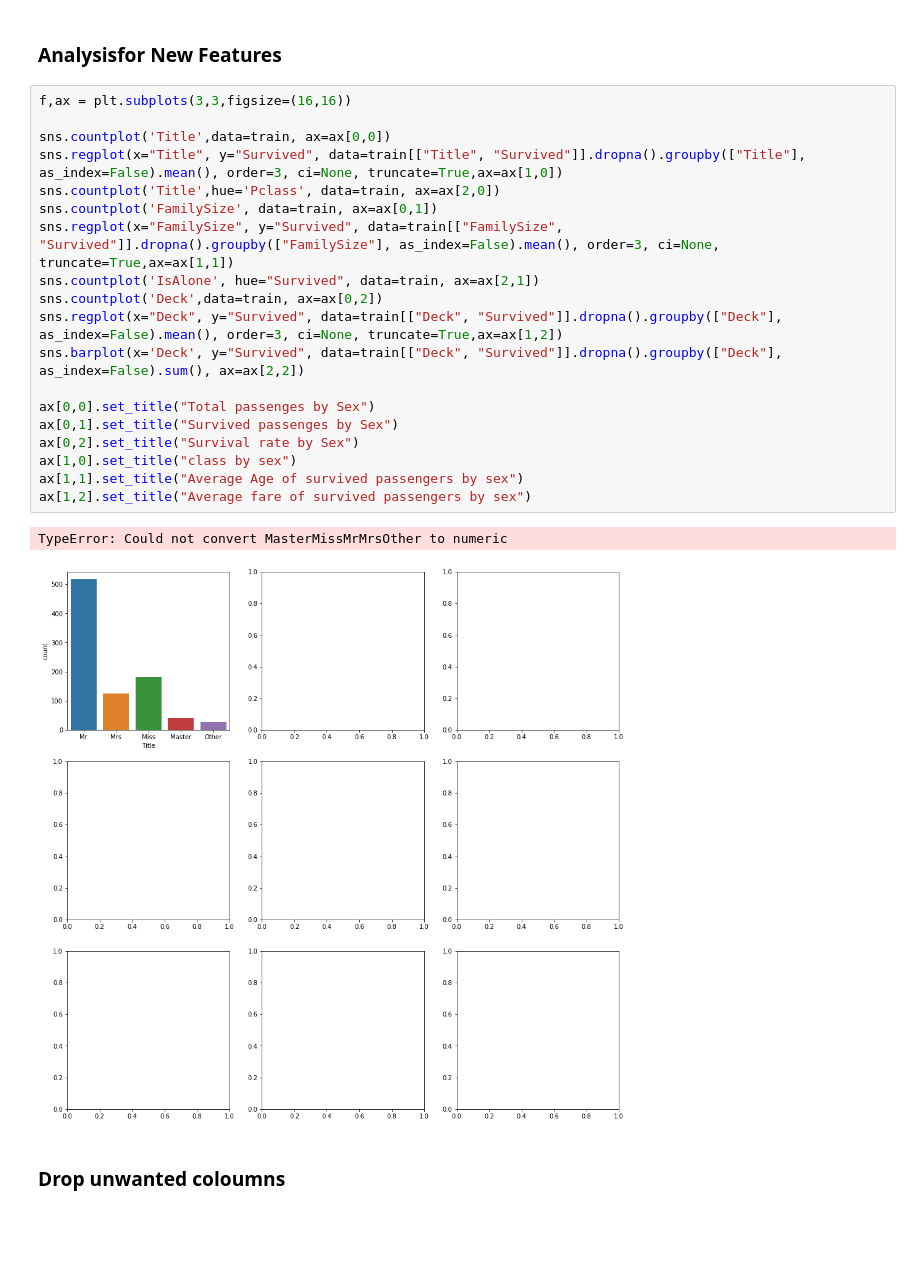
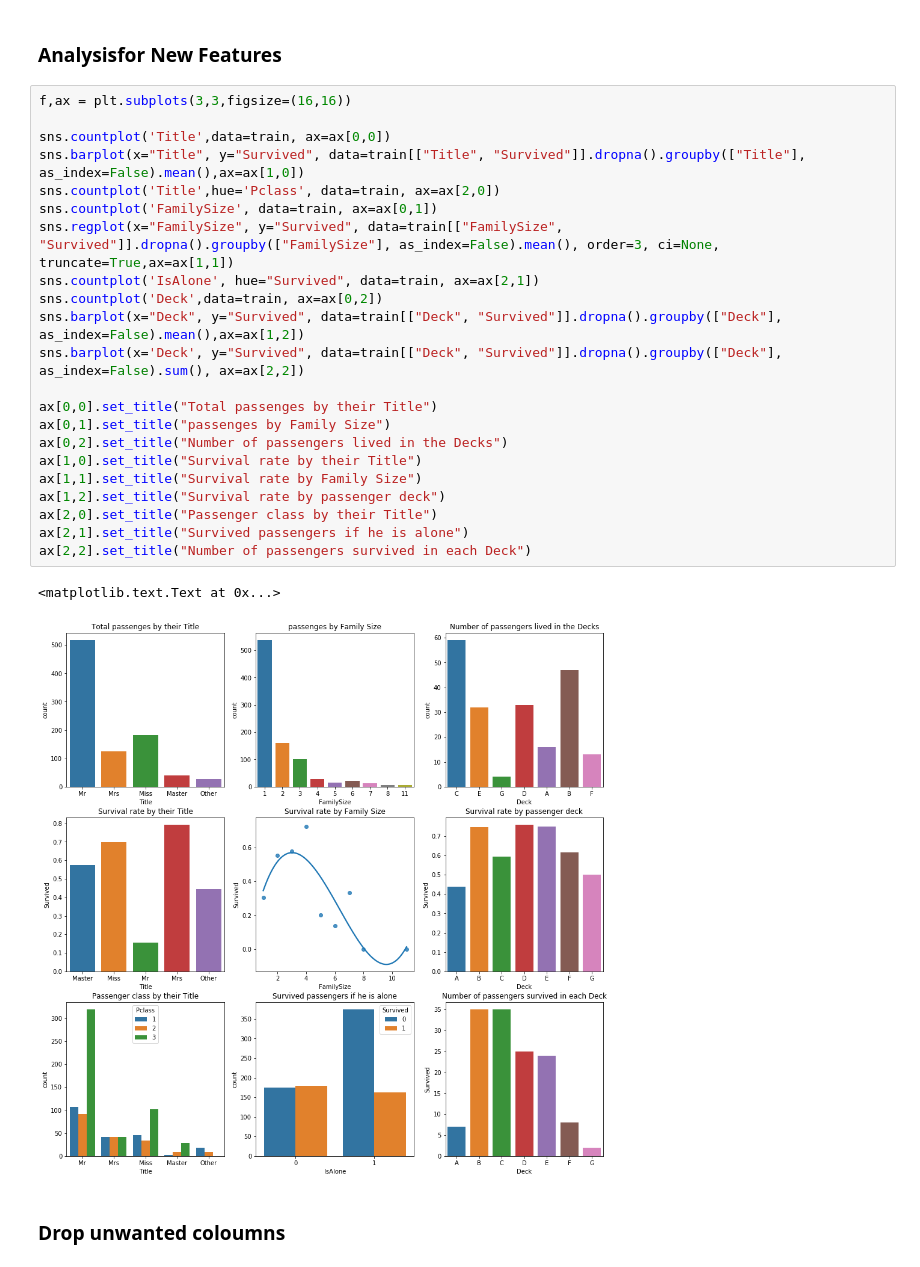
Before and after one commit to venkatesh-sg/Neural-Networks-Practice, a Jupyter notebook: Titanic disaster analysis/titanic disaster analysis.ipynb, the cells around one changed output. Drawn from its saved outputs; the diff is of its cells as text; blank space fills up the shorter version.

```diff
--- a/Titanic disaster analysis/titanic disaster analysis.ipynb
+++ b/Titanic disaster analysis/titanic disaster analysis.ipynb
@@ -348,25 +348,28 @@ train.head()
 # %%
 f,ax = plt.subplots(3,3,figsize=(16,16))
 
 sns.countplot('Title',data=train, ax=ax[0,0])
-sns.regplot(x="Title", y="Survived", data=train[["Title", "Survived"]].dropna().groupby(["Title"], as_index=False).mean(), order=3, ci=None, truncate=True,ax=ax[1,0])
+sns.barplot(x="Title", y="Survived", data=train[["Title", "Survived"]].dropna().groupby(["Title"], as_index=False).mean(),ax=ax[1,0])
 sns.countplot('Title',hue='Pclass', data=train, ax=ax[2,0])
 sns.countplot('FamilySize', data=train, ax=ax[0,1])
 sns.regplot(x="FamilySize", y="Survived", data=train[["FamilySize", "Survived"]].dropna().groupby(["FamilySize"], as_index=False).mean(), order=3, ci=None, truncate=True,ax=ax[1,1])
 sns.countplot('IsAlone', hue="Survived", data=train, ax=ax[2,1])
 sns.countplot('Deck',data=train, ax=ax[0,2])
-sns.regplot(x="Deck", y="Survived", data=train[["Deck", "Survived"]].dropna().groupby(["Deck"], as_index=False).mean(), order=3, ci=None, truncate=True,ax=ax[1,2])
+sns.barplot(x="Deck", y="Survived", data=train[["Deck", "Survived"]].dropna().groupby(["Deck"], as_index=False).mean(),ax=ax[1,2])
 sns.barplot(x='Deck', y="Survived", data=train[["Deck", "Survived"]].dropna().groupby(["Deck"], as_index=False).sum(), ax=ax[2,2])
 
-ax[0,0].set_title("Total passenges by Sex")
-ax[0,1].set_title("Survived passenges by Sex")
-ax[0,2].set_title("Survival rate by Sex")
-ax[1,0].set_title("class by sex")
-ax[1,1].set_title("Average Age of survived passengers by sex")
-ax[1,2].set_title("Average fare of survived passengers by sex")
+ax[0,0].set_title("Total passenges by their Title")
+ax[0,1].set_title("passenges by Family Size")
+ax[0,2].set_title("Number of passengers lived in the Decks")
+ax[1,0].set_title("Survival rate by their Title")
+ax[1,1].set_title("Survival rate by Family Size")
+ax[1,2].set_title("Survival rate by passenger deck")
+ax[2,0].set_title("Passenger class by their Title")
+ax[2,1].set_title("Survived passengers if he is alone")
+ax[2,2].set_title("Number of passengers survived in each Deck")
 # %% [output]
-TypeError: Could not convert MasterMissMrMrsOther to numeric
+<matplotlib.text.Text at 0x...>
-[figure, old version]
+[figure, new version]
 # %% [markdown]
 ### Drop unwanted coloumns
 # %% [markdown]
```
Also changed, not shown: parts of 11 cells of this notebook.
